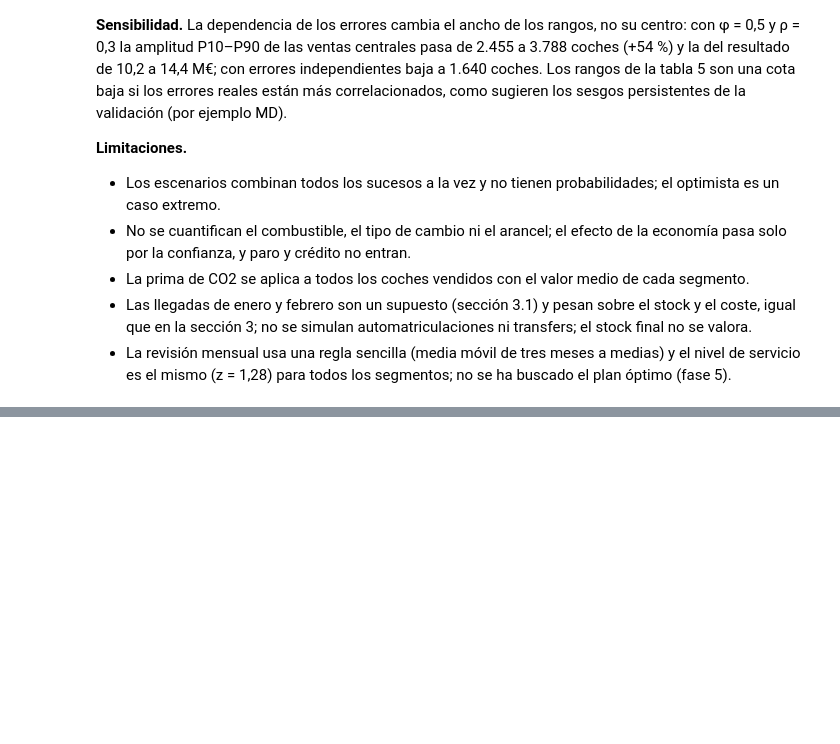
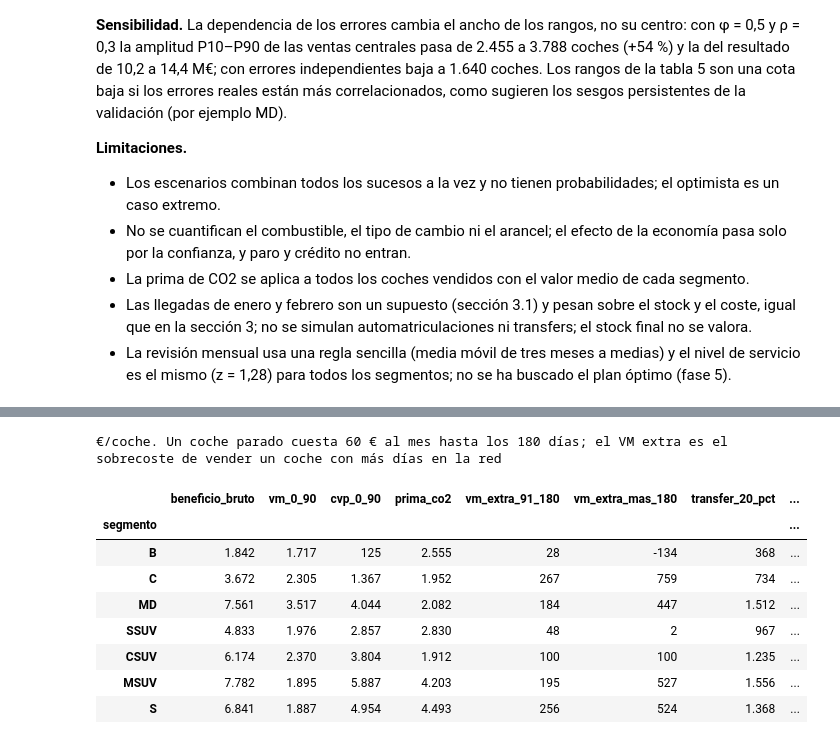
Before and after one commit to alejandrobarreche/sim-kaido-motors, a Jupyter notebook: analisis.ipynb, the cells around one changed output, grey strips where cells are left out. Cells and saved outputs as stored; diff of their text form; code cells hidden in the pictures; blank space fills up the shorter version.

```diff
--- a/analisis.ipynb
+++ b/analisis.ipynb
@@ -1581,0 +1595,33 @@ Cada 1 % de arancel sobre el PFF costaría 4.0 M€ en el escenario central, sin
+# %%
+# Economía de un coche por segmento (€/coche): lo que se gana al vender frente a lo que
+# cuesta que sobre o falte uno.
+unitaria = pd.DataFrame({
+    "beneficio_bruto": economia["bruto"],
+    "vm_0_90": economia["vm_0_90"],
+    "cvp_0_90": economia["bruto"] - economia["vm_0_90"],
+    "prima_co2": PRIMA,
+    "vm_extra_91_180": economia["vm_91_180"] - economia["vm_0_90"],
+    "vm_extra_mas_180": economia["vm_mas_180"] - economia["vm_0_90"],
+    "transfer_20_pct": simulacion.PCT_TRANSFER * economia["bruto"],
+})
+unitaria["cvp_menos_prima"] = unitaria["cvp_0_90"] - unitaria["prima_co2"]
+coste_mes = simulacion.COSTE_DIA_STOCK * 30
+unitaria["meses_parado_que_igualan_una_venta"] = unitaria["cvp_0_90"] / coste_mes
+unitaria = unitaria.reindex(datos.SEGMENTOS)
+unitaria.rename_axis("segmento").reset_index().to_csv(
+    TABLAS / "economia_unitaria_segmento.csv", index=False)
+print(f"€/coche. Un coche parado cuesta {coste_mes:.0f} € al mes hasta los 180 días; "
+      "el VM extra es el sobrecoste de vender un coche con más días en la red")
+formato_es(unitaria).format("{:.1f}", subset=["meses_parado_que_igualan_una_venta"],
+                            decimal=",")
+# %% [output]
+€/coche. Un coche parado cuesta 60 € al mes hasta los 180 días; el VM extra es el sobrecoste de vender un coche con más días en la red
+|  | beneficio_bruto | vm_0_90 | cvp_0_90 | prima_co2 | vm_extra_91_180 | vm_extra_mas_180 | transfer_20_pct | ... |
+| segmento |  |  |  |  |  |  |  | ... |
+| B | 1.842 | 1.717 | 125 | 2.555 | 28 | -134 | 368 | ... |
+| C | 3.672 | 2.305 | 1.367 | 1.952 | 267 | 759 | 734 | ... |
+| MD | 7.561 | 3.517 | 4.044 | 2.082 | 184 | 447 | 1.512 | ... |
+| SSUV | 4.833 | 1.976 | 2.857 | 2.830 | 48 | 2 | 967 | ... |
+| CSUV | 6.174 | 2.370 | 3.804 | 1.912 | 100 | 100 | 1.235 | ... |
+| MSUV | 7.782 | 1.895 | 5.887 | 4.203 | 195 | 527 | 1.556 | ... |
+| S | 6.841 | 1.887 | 4.954 | 4.493 | 256 | 524 | 1.368 | ... |
```
Also changed, not shown: parts of 15 cells of this notebook, 24 other files.
